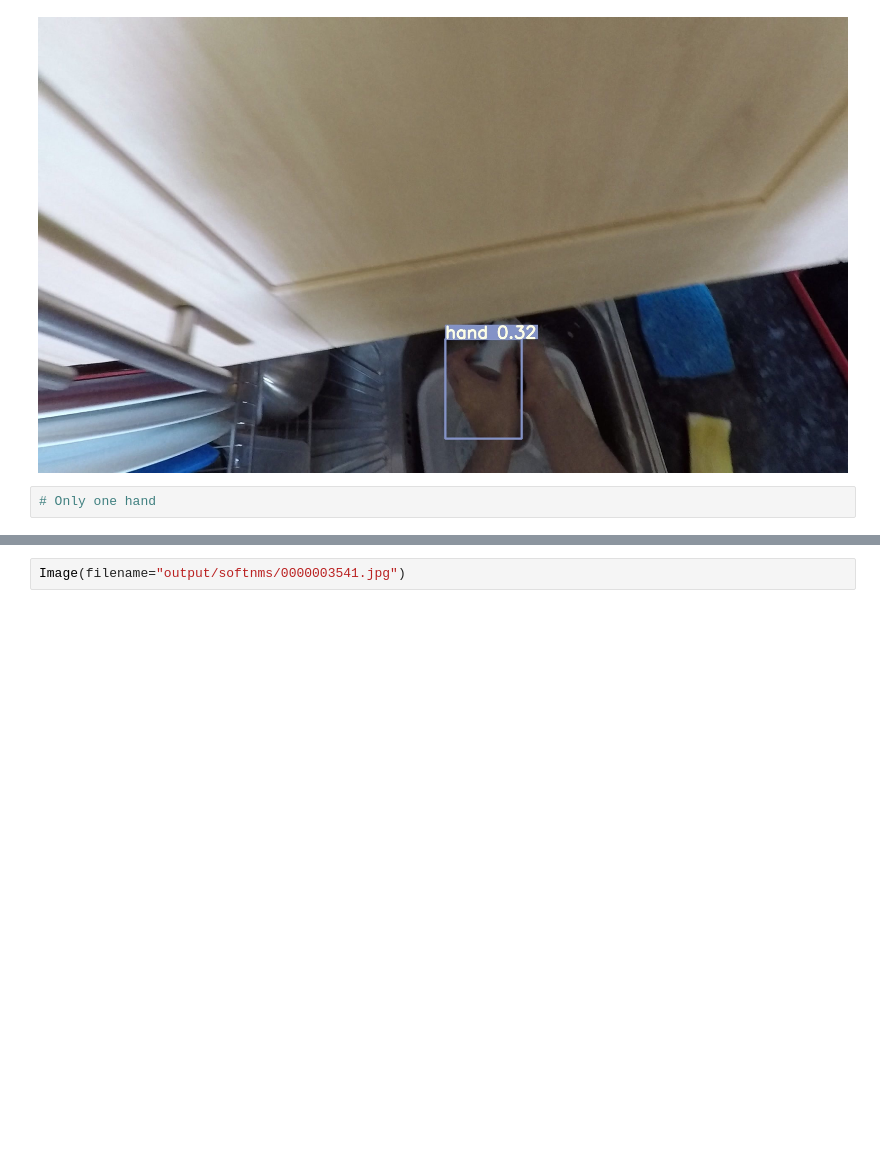
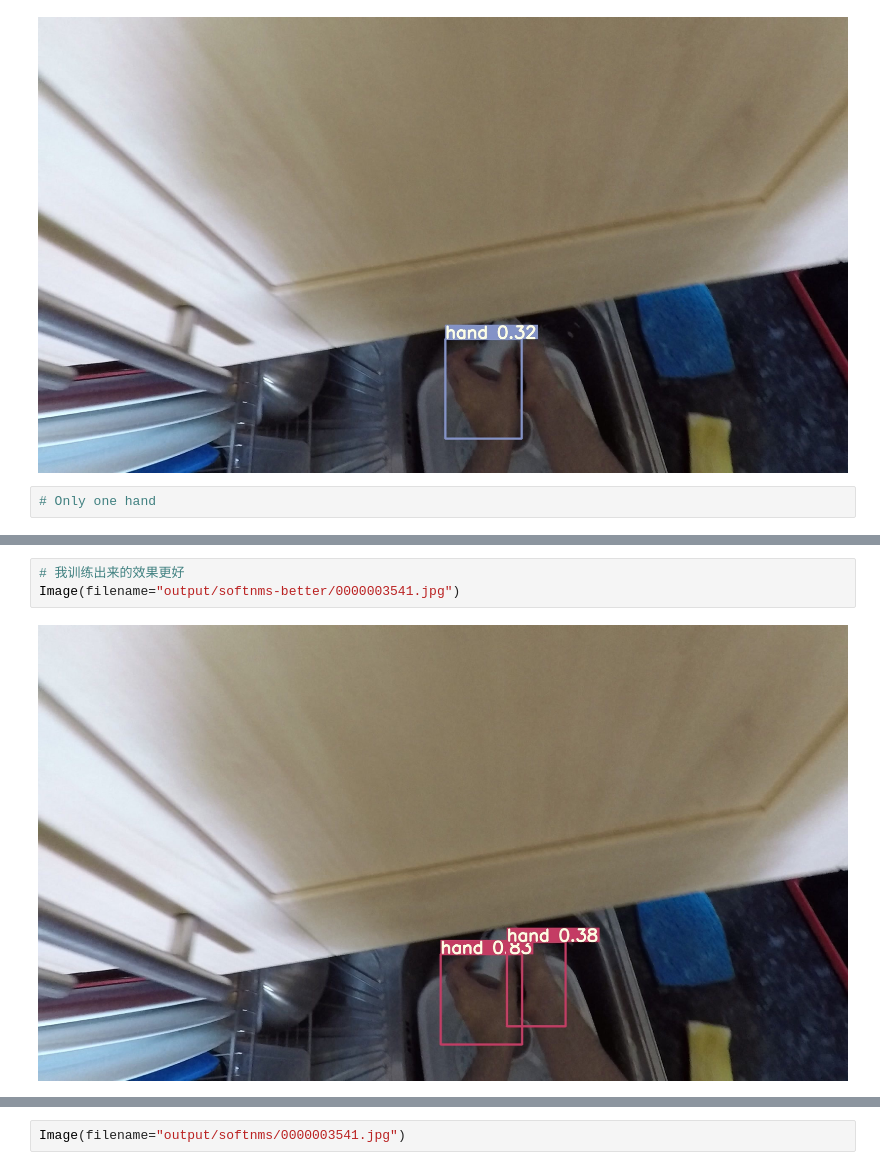
Before and after one commit to JinhangZhu/project-diary, a Jupyter notebook: generate-bbox-vector.ipynb, the cells around one changed output, grey strips where cells are left out. Drawn from its saved outputs; the diff is of its cells as text; blank space fills up the shorter version.

```diff
--- a/generate-bbox-vector.ipynb
+++ b/generate-bbox-vector.ipynb
@@ -157,0 +206,5 @@ Image(filename="output/softnms/0000003541.jpg")
+# %%
+# 我训练出来的效果更好
+Image(filename="output/softnms-better/0000003541.jpg")
+# %% [output]
+[figure, added]
```
Also changed, not shown: parts of 12 cells of this notebook, 12 other files.
